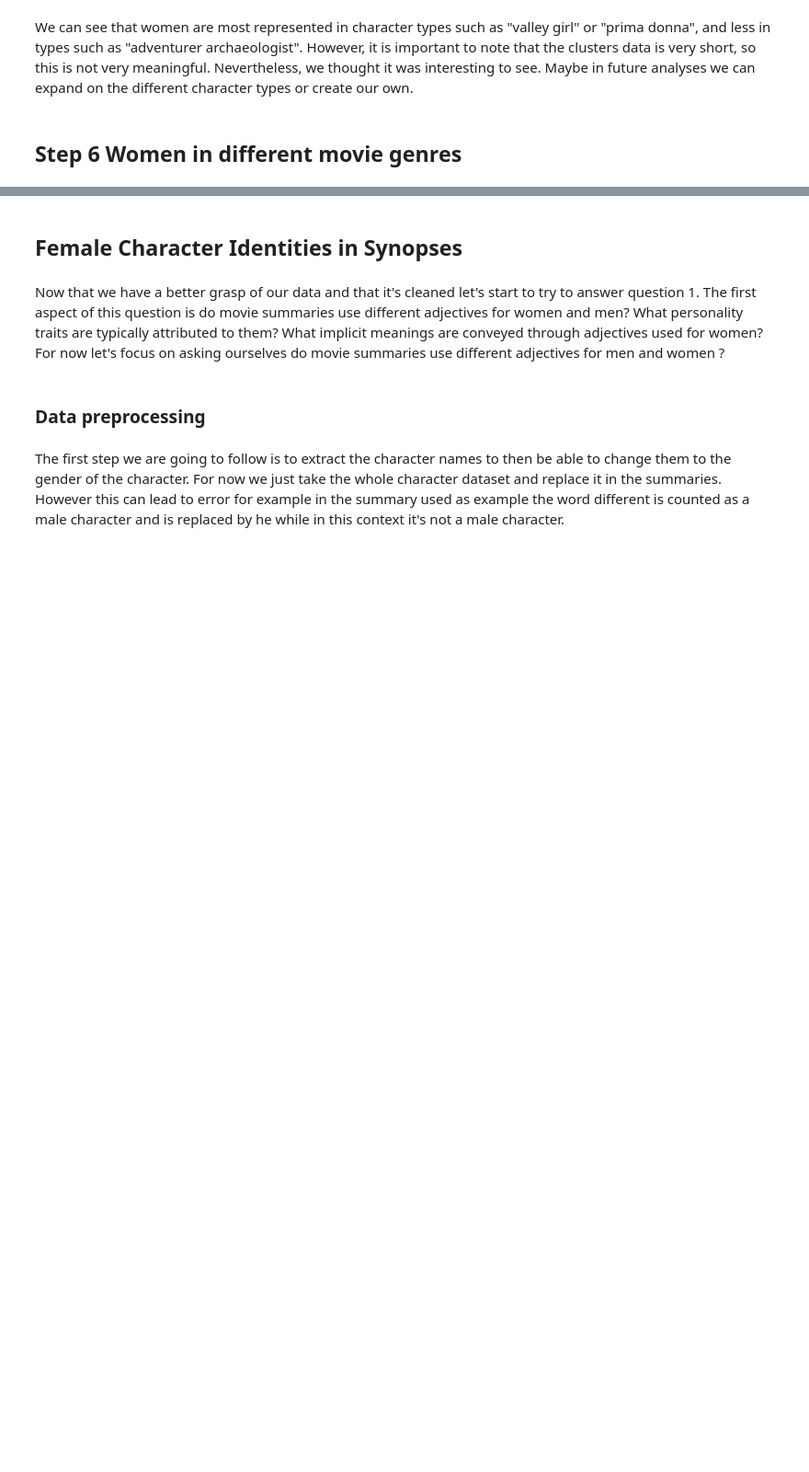
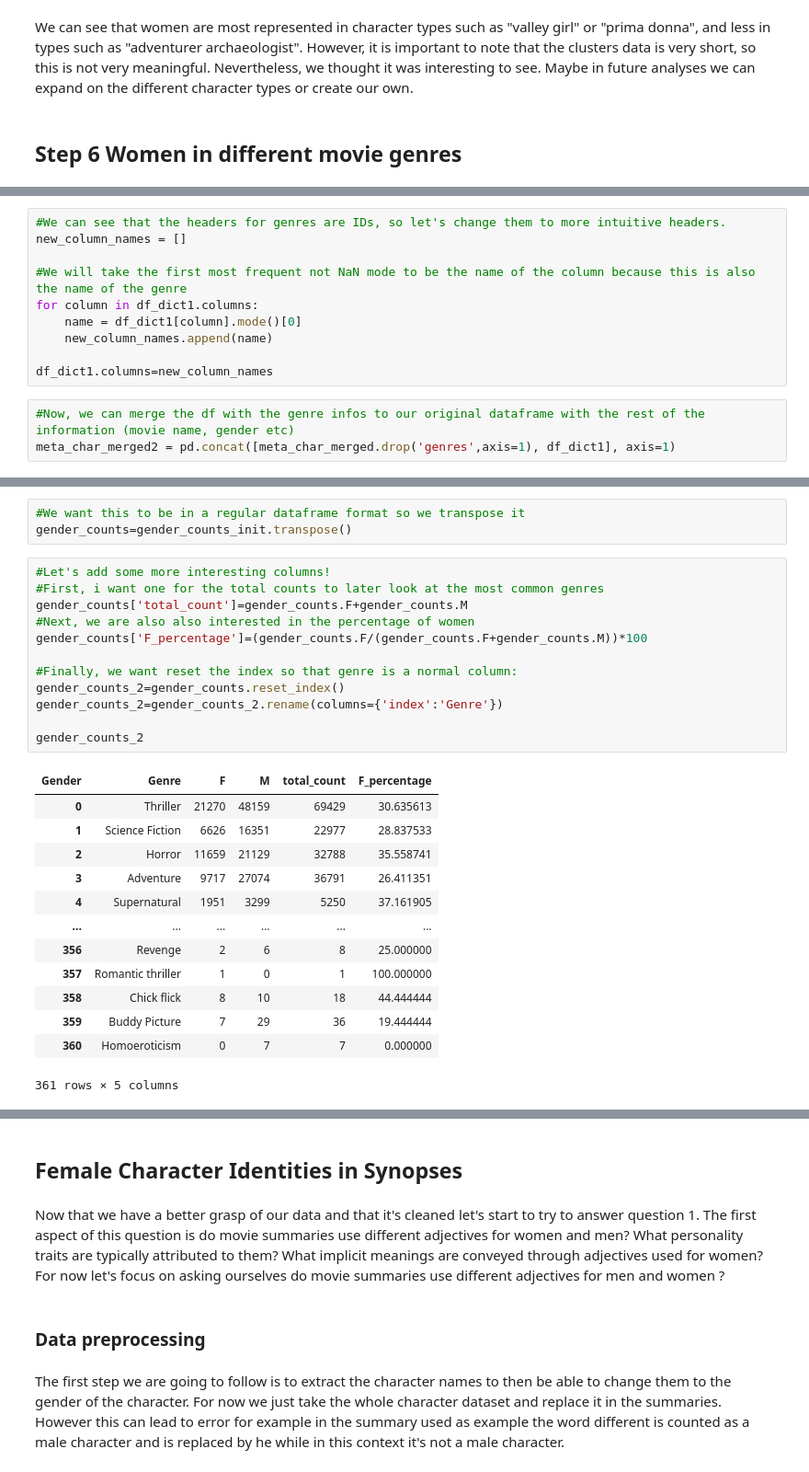
Before and after one commit to epfl-ada/ada-2023-project-adavengers2023, a Jupyter notebook: Milestone2.ipynb, the cells around one changed output, grey strips where cells are left out. Shown at 92% size. Cells and saved outputs as stored; diff of their text form; blank space fills up the shorter version.

```diff
--- a/Milestone2.ipynb
+++ b/Milestone2.ipynb
@@ -510,0 +543,13 @@ We can see that women are most represented in character types such as "valley gi
+# %%
+#We can see that the headers for genres are IDs, so let's change them to more intuitive headers.
+new_column_names = []
+
+#We will take the first most frequent not NaN mode to be the name of the column because this is also the name of the genre
+for column in df_dict1.columns:
+    name = df_dict1[column].mode()[0]
+    new_column_names.append(name)
+
+df_dict1.columns=new_column_names
+# %%
+#Now, we can merge the df with the genre infos to our original dataframe with the rest of the information (movie name, gender etc)
+meta_char_merged2 = pd.concat([meta_char_merged.drop('genres',axis=1), df_dict1], axis=1)
@@ -510,0 +567,29 @@ We can see that women are most represented in character types such as "valley gi
+# %%
+#We want this to be in a regular dataframe format so we transpose it
+gender_counts=gender_counts_init.transpose()
+# %%
+#Let's add some more interesting columns!
+#First, i want one for the total counts to later look at the most common genres
+gender_counts['total_count']=gender_counts.F+gender_counts.M
+#Next, we are also also interested in the percentage of women
+gender_counts['F_percentage']=(gender_counts.F/(gender_counts.F+gender_counts.M))*100
+
+#Finally, we want reset the index so that genre is a normal column:
+gender_counts_2=gender_counts.reset_index()
+gender_counts_2=gender_counts_2.rename(columns={'index':'Genre'})
+
+gender_counts_2
+# %% [output]
+| Gender | Genre | F | M | total_count | F_percentage |
+| 0 | Thriller | 21270 | 48159 | 69429 | 30.635613 |
+| 1 | Science Fiction | 6626 | 16351 | 22977 | 28.837533 |
+| 2 | Horror | 11659 | 21129 | 32788 | 35.558741 |
+| 3 | Adventure | 9717 | 27074 | 36791 | 26.411351 |
+| 4 | Supernatural | 1951 | 3299 | 5250 | 37.161905 |
+| ... | ... | ... | ... | ... | ... |
+| 356 | Revenge | 2 | 6 | 8 | 25.000000 |
+| 357 | Romantic thriller | 1 | 0 | 1 | 100.000000 |
+| 358 | Chick flick | 8 | 10 | 18 | 44.444444 |
+| 359 | Buddy Picture | 7 | 29 | 36 | 19.444444 |
+| 360 | Homoeroticism | 0 | 7 | 7 | 0.000000 |
+361 rows × 5 columns
```
Also changed, not shown: parts of 11 cells of this notebook.
